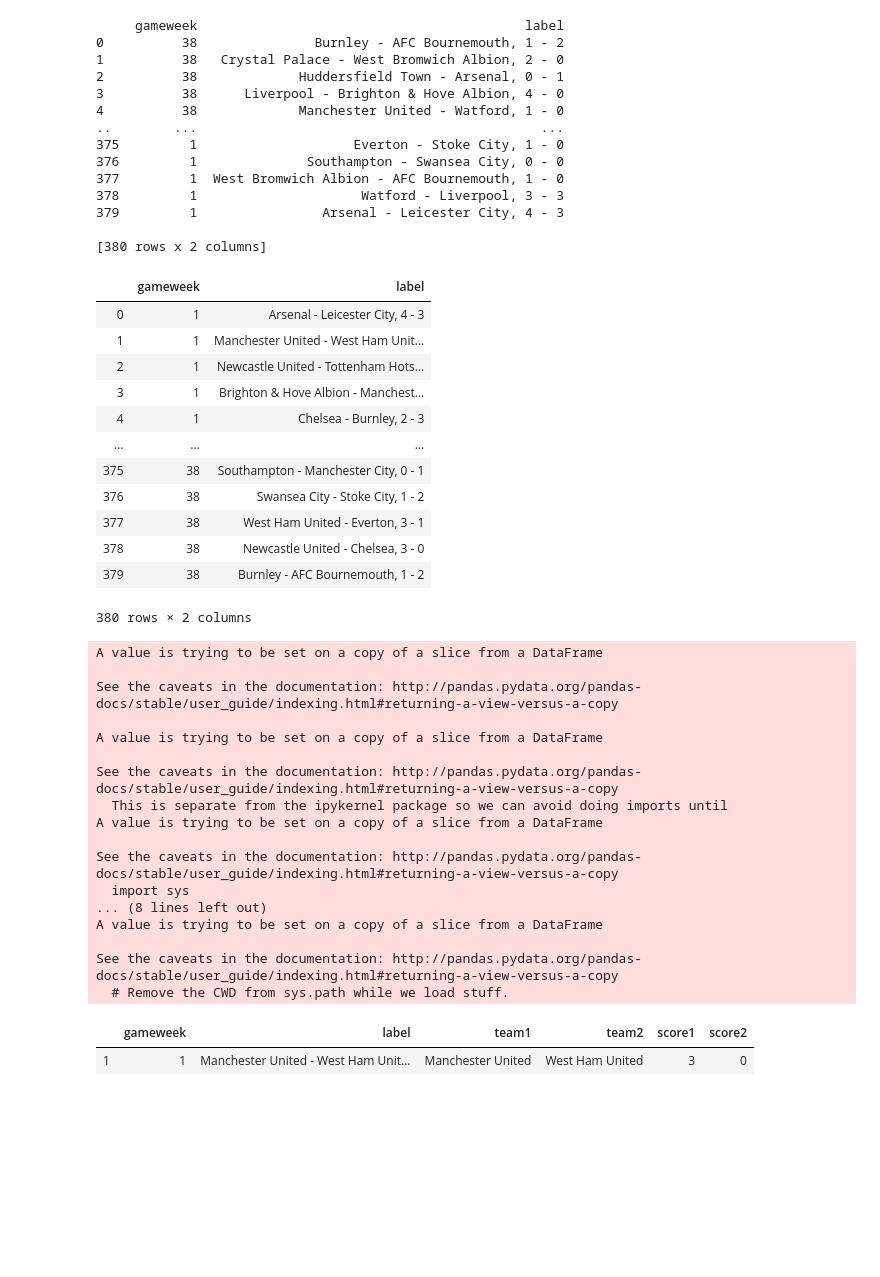
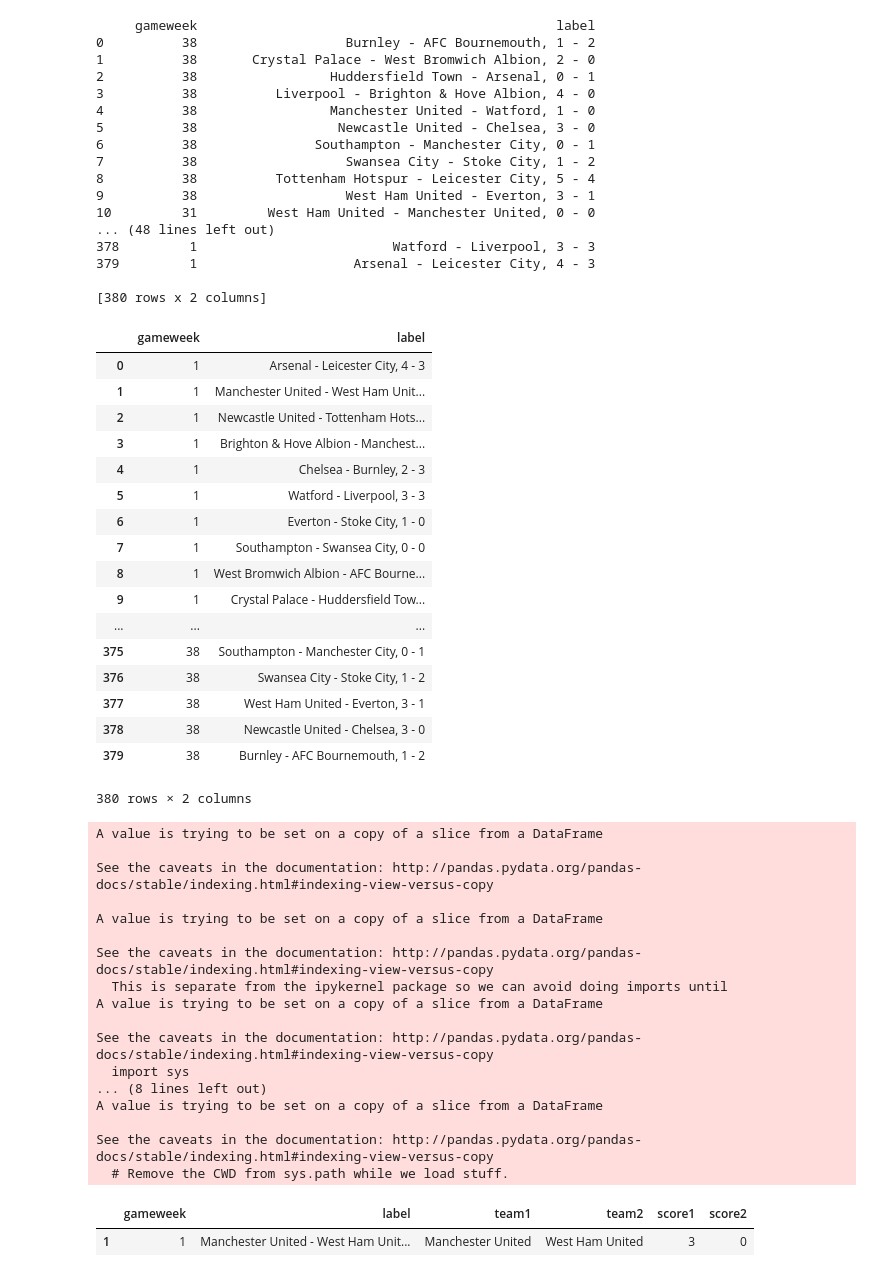
Before and after one commit to silviuspac/Homework_2, a Jupyter notebook: Homework_2.ipynb, the cells around one changed output. Saved outputs shown, nothing was run; the diff lists cells and outputs as text; code cells hidden in the pictures; blank space fills up the shorter version.

```diff
--- a/Homework_2.ipynb
+++ b/Homework_2.ipynb
@@ -8,33 +8,41 @@ from collections import OrderedDict
 # %%
 #path = r"C:\Users\Giorgio\Documents\Data Science\ADM\HW2\Data"
 
-pl = pd.read_json("../data/matches_England.json")
+pl = pd.read_json("../dataset/matches/matches_England.json")
 df = pd.DataFrame(pl, columns = ['gameweek','label'])
 print(df)
 df.sort_values(by = ['gameweek'], inplace = True)
 df.reset_index(drop = True, inplace = True)
 df
 # %% [output]
-     gameweek                                          label
-0          38               Burnley - AFC Bournemouth, 1 - 2
-1          38   Crystal Palace - West Bromwich Albion, 2 - 0
-2          38             Huddersfield Town - Arsenal, 0 - 1
-3          38      Liverpool - Brighton & Hove Albion, 4 - 0
-4          38             Manchester United - Watford, 1 - 0
-..        ...                                            ...
-375         1                    Everton - Stoke City, 1 - 0
-376         1              Southampton - Swansea City, 0 - 0
-377         1  West Bromwich Albion - AFC Bournemouth, 1 - 0
-378         1                     Watford - Liverpool, 3 - 3
-379         1                Arsenal - Leicester City, 4 - 3
+     gameweek                                              label
+0          38                   Burnley - AFC Bournemouth, 1 - 2
+1          38       Crystal Palace - West Bromwich Albion, 2 - 0
+2          38                 Huddersfield Town - Arsenal, 0 - 1
+3          38          Liverpool - Brighton & Hove Albion, 4 - 0
+4          38                 Manchester United - Watford, 1 - 0
+5          38                  Newcastle United - Chelsea, 3 - 0
+6          38               Southampton - Manchester City, 0 - 1
+7          38                   Swansea City - Stoke City, 1 - 2
+8          38          Tottenham Hotspur - Leicester City, 5 - 4
+9          38                   West Ham United - Everton, 3 - 1
+10         31         West Ham United - Manchester United, 0 - 0
+... (48 lines left out)
+378         1                         Watford - Liverpool, 3 - 3
+379         1                    Arsenal - Leicester City, 4 - 3
 
 [380 rows x 2 columns]
 |  | gameweek | label |
 | 0 | 1 | Arsenal - Leicester City, 4 - 3 |
 | 1 | 1 | Manchester United - West Ham Unit... |
 | 2 | 1 | Newcastle United - Tottenham Hots... |
 | 3 | 1 | Brighton & Hove Albion - Manchest... |
 | 4 | 1 | Chelsea - Burnley, 2 - 3 |
+| 5 | 1 | Watford - Liverpool, 3 - 3 |
+| 6 | 1 | Everton - Stoke City, 1 - 0 |
+| 7 | 1 | Southampton - Swansea City, 0 - 0 |
+| 8 | 1 | West Bromwich Albion - AFC Bourne... |
+| 9 | 1 | Crystal Palace - Huddersfield Tow... |
 | ... | ... | ... |
 | 375 | 38 | Southampton - Manchester City, 0 - 1 |
 | 376 | 38 | Swansea City - Stoke City, 1 - 2 |
@@ -63,20 +71,20 @@ for i in range(len(df)):
 # %% [output]
 A value is trying to be set on a copy of a slice from a DataFrame
 
-See the caveats in the documentation: http://pandas.pydata.org/pandas-docs/stable/user_guide/indexing.html#returning-a-view-versus-a-copy
+See the caveats in the documentation: http://pandas.pydata.org/pandas-docs/stable/indexing.html#indexing-view-versus-copy
 
 A value is trying to be set on a copy of a slice from a DataFrame
 
-See the caveats in the documentation: http://pandas.pydata.org/pandas-docs/stable/user_guide/indexing.html#returning-a-view-versus-a-copy
+See the caveats in the documentation: http://pandas.pydata.org/pandas-docs/stable/indexing.html#indexing-view-versus-copy
   This is separate from the ipykernel package so we can avoid doing imports until
 A value is trying to be set on a copy of a slice from a DataFrame
 
-See the caveats in the documentation: http://pandas.pydata.org/pandas-docs/stable/user_guide/indexing.html#returning-a-view-versus-a-copy
+See the caveats in the documentation: http://pandas.pydata.org/pandas-docs/stable/indexing.html#indexing-view-versus-copy
   import sys
 ... (8 lines left out)
 A value is trying to be set on a copy of a slice from a DataFrame
 
-See the caveats in the documentation: http://pandas.pydata.org/pandas-docs/stable/user_guide/indexing.html#returning-a-view-versus-a-copy
+See the caveats in the documentation: http://pandas.pydata.org/pandas-docs/stable/indexing.html#indexing-view-versus-copy
   # Remove the CWD from sys.path while we load stuff.
 # %%
 df.iloc[[1]]
```
Also changed, not shown: parts of 16 cells of this notebook, 2 other files.
